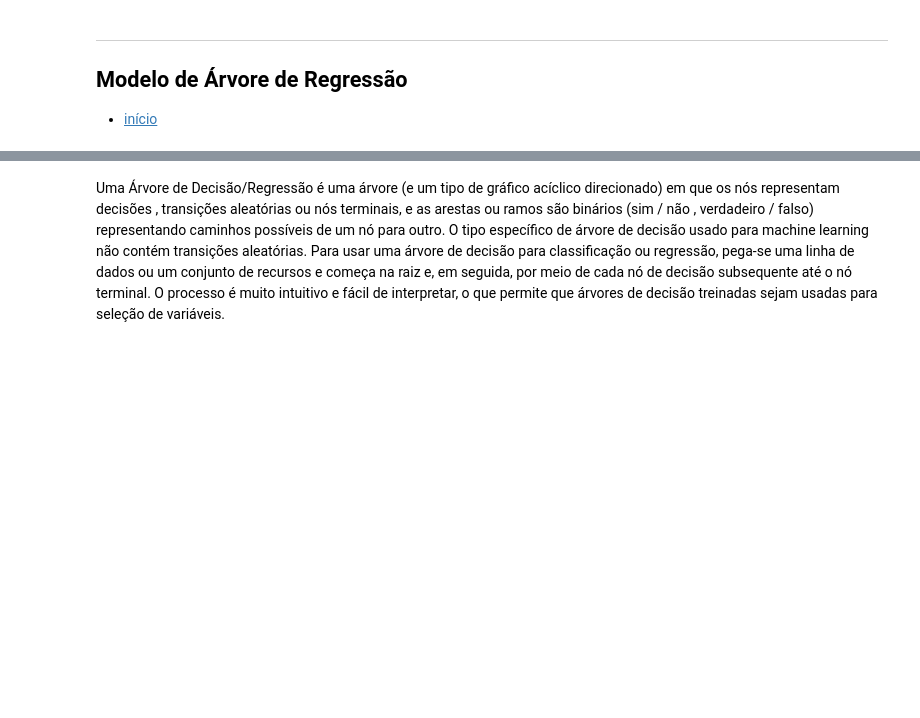
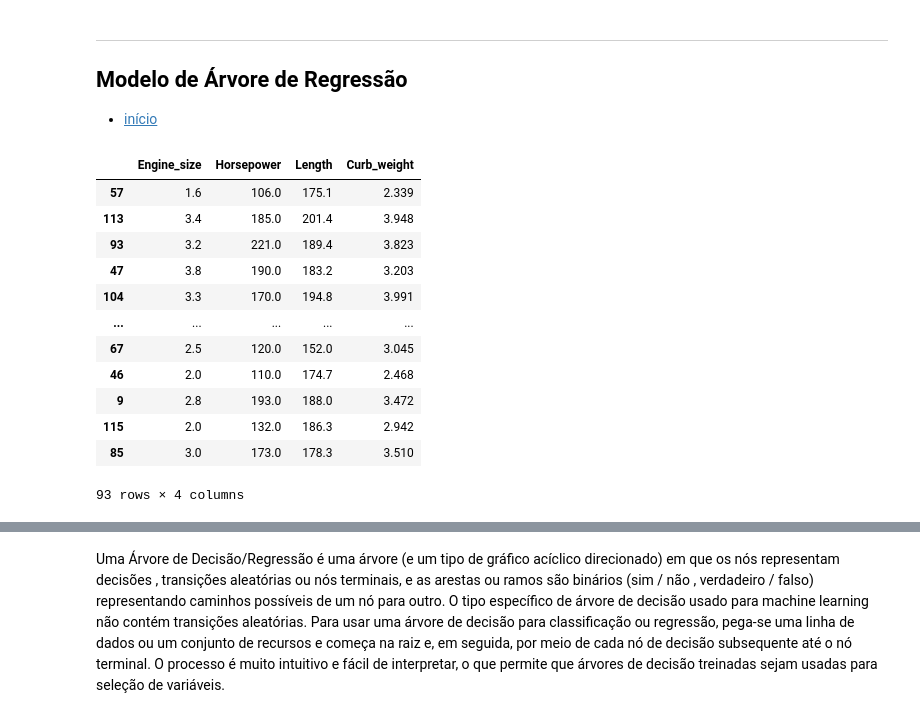
Before and after one commit to Diegobdm/PROJETO_2-CDados_2021.2, a Jupyter notebook: Modelagem.ipynb, the cells around one changed output, grey strips where cells are left out. Drawn from its saved outputs; the diff is of its cells as text; code cells hidden in the pictures; blank space fills up the shorter version.

```diff
--- a/Modelagem.ipynb
+++ b/Modelagem.ipynb
@@ -578,3 +603,19 @@ ___
 ## Modelo de Árvore de Regressão
 
 - [início](#inicio)
+# %%
+x_train
+# %% [output]
+|  | Engine_size | Horsepower | Length | Curb_weight |
+| 57 | 1.6 | 106.0 | 175.1 | 2.339 |
+| 113 | 3.4 | 185.0 | 201.4 | 3.948 |
+| 93 | 3.2 | 221.0 | 189.4 | 3.823 |
+| 47 | 3.8 | 190.0 | 183.2 | 3.203 |
+| 104 | 3.3 | 170.0 | 194.8 | 3.991 |
+| ... | ... | ... | ... | ... |
+| 67 | 2.5 | 120.0 | 152.0 | 3.045 |
+| 46 | 2.0 | 110.0 | 174.7 | 2.468 |
+| 9 | 2.8 | 193.0 | 188.0 | 3.472 |
+| 115 | 2.0 | 132.0 | 186.3 | 2.942 |
+| 85 | 3.0 | 173.0 | 178.3 | 3.510 |
+93 rows × 4 columns
```
Also changed, not shown: parts of 18 cells of this notebook.
